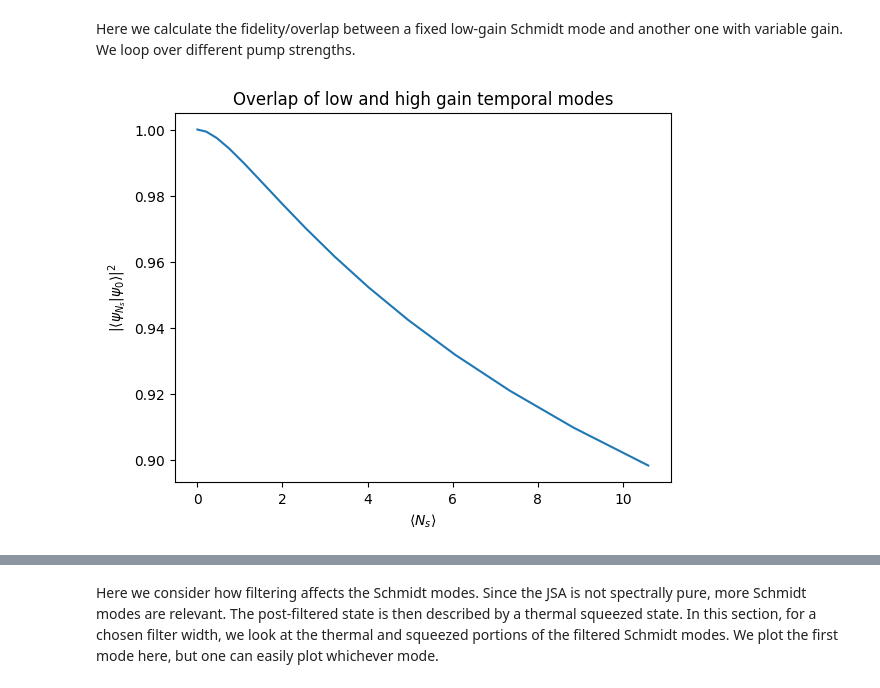
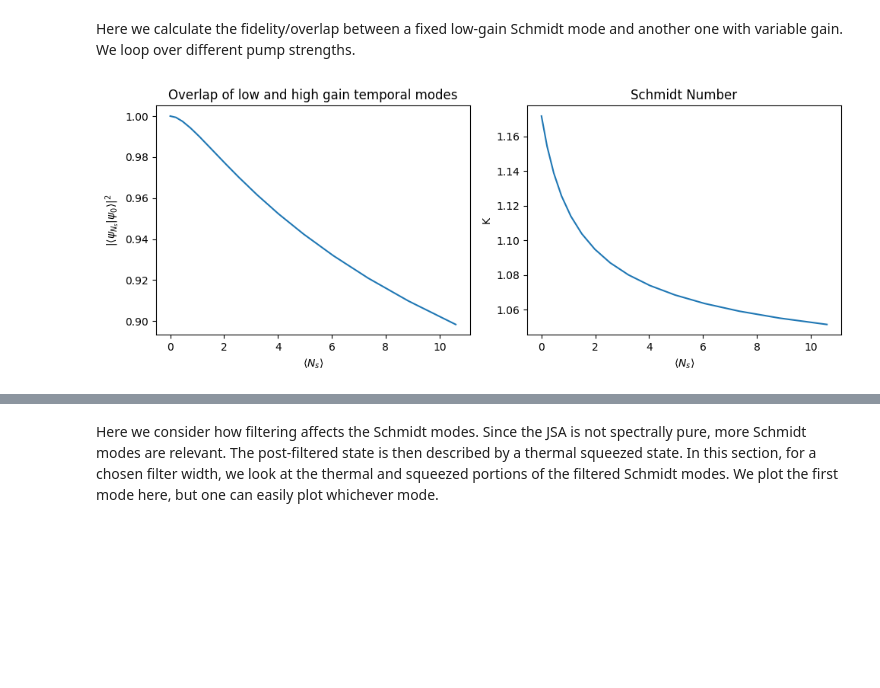
Before and after one commit to polyquantique/NeedALight, a Jupyter notebook: NeedALight/examples/example_unpoled.ipynb, the cells around one changed output, grey strips where cells are left out. Drawn from its saved outputs; the diff is of its cells as text; code cells hidden in the pictures; blank space fills up the shorter version.

Commit message:
Changed plots

```diff
--- a/NeedALight/examples/example_unpoled.ipynb
+++ b/NeedALight/examples/example_unpoled.ipynb
@@ -105,14 +105,19 @@ for i in tqdm(range(np.size(num_pump))):
 overlapmat = np.abs(np.conj(Temp_mode).T @ Temp_mode) ** 2 #Matrix of all possible overlaps between states at different gains
 overlap[:] = overlapmat[0,:] #Overlaps between fixed low level mode and all higher gain modes
 # %%
-#Plotting Overlap as a function of Ns
-fig, ax = plt.subplots()
+#Plots the overlaps and Schmidt numbers as a function of Ns
+fig, axs = plt.subplots(1, 2, figsize=(10, 4))
+axs[0].plot(nsv, overlap)
+axs[0].set_xlabel(r"$\langle N_{s} \rangle$")
+axs[0].set_ylabel(r"$\left| \langle  \psi_{N_{s}}  | \psi_{0}   \rangle \right|^{2}$")
+axs[0].set_title("Overlap of low and high gain temporal modes")
 
-ax.plot(nsv, overlap)
-ax.set_xlabel(r"$\langle N_{s} \rangle$")
-ax.set_ylabel(r"$\left| \langle  \psi_{N_{s}}  | \psi_{0}   \rangle \right|^{2}$")
-ax.set_title("Overlap of low and high gain temporal modes")
+axs[1].plot(nsv, K)
+axs[1].set_xlabel(r"$\langle N_{s} \rangle$")
+axs[1].set_ylabel("K")
+axs[1].set_title("Schmidt Number")
+
+fig.tight_layout()
 plt.show()
-#plt.savefig('SincOverlap.pdf')
 # %% [output]
-[figure, old version]
+[figure, new version]
```
Also changed, not shown: parts of 1 cell of this notebook.
